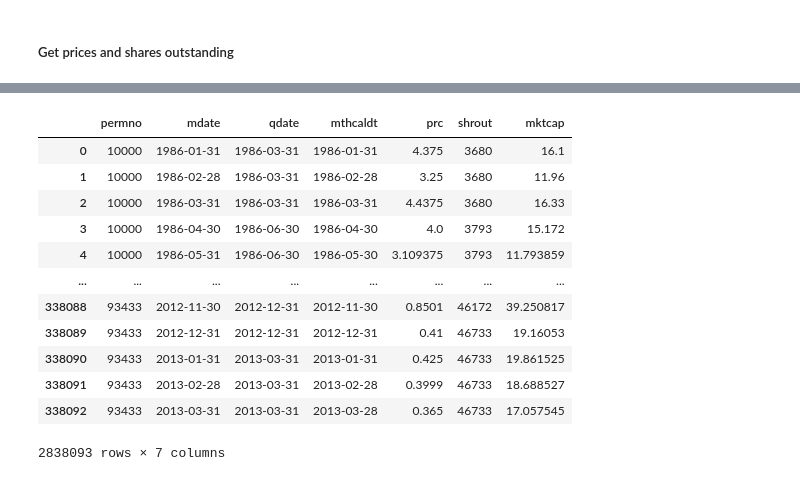
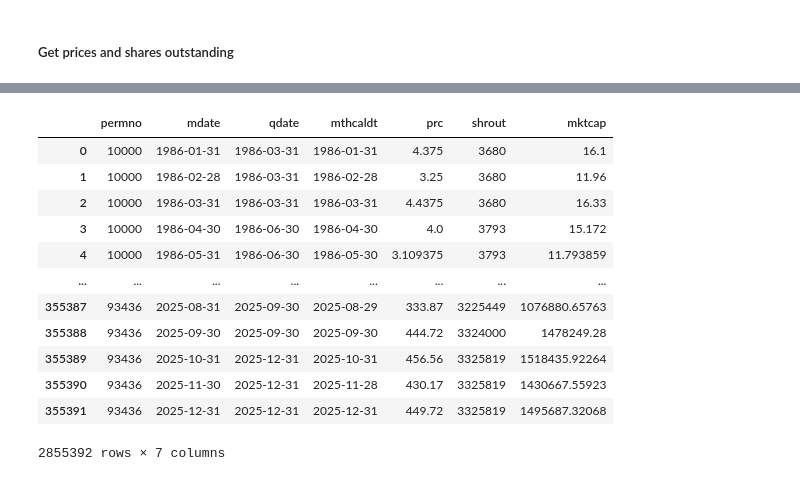
Before and after one commit to rongwang0824/Prepare-Data-for-Asset-Pricing-Projects, a Jupyter notebook: Institutional_Holdings/LSEG_13f_holdings.ipynb, the cells around one changed output, grey strips where cells are left out. Cells and saved outputs as stored; diff of their text form; code cells hidden in the pictures.

```diff
--- a/Institutional_Holdings/LSEG_13f_holdings.ipynb
+++ b/Institutional_Holdings/LSEG_13f_holdings.ipynb
@@ -274,16 +201,16 @@ crsp_m = conn.raw_sql(f"""
                       select a.permno, a.mthcaldt,
                       a.mthret, a.mthvol, a.shrout, a.mthprc
                       from crsp.msf_v2 as a
-                      left join crsp.wrds_names_query as b
+                      left join crsp.stksecurityinfohdr as b
                       on a.permno=b.permno
                       and b.secinfostartdt<=a.mthcaldt
                       and a.mthcaldt<=b.secinfoenddt
                       where a.mthcaldt between '{startdate}' and '{enddate}'
-                      and b.sharetype = 'NS'
-                      and b.securitytype = 'EQTY'
-                      and b.securitysubtype = 'COM'
-                      and b.usincflg = 'Y'
-                      and b.issuertype in ('ACOR','CORP')
+                      and a.sharetype = 'NS'
+                      and a.securitytype = 'EQTY'
+                      and a.securitysubtype = 'COM'
+                      and a.usincflg = 'Y'
+                      and a.issuertype in ('ACOR','CORP')
                       """, date_cols=['mthcaldt'])
 
 # Change variable format to int
@@ -306,16 +233,16 @@ Wall time: 25.6 s
 |  | permno | mdate | qdate | mthcaldt | prc | shrout | mktcap |
 | 0 | 10000 | 1986-01-31 | 1986-03-31 | 1986-01-31 | 4.375 | 3680 | 16.1 |
 | 1 | 10000 | 1986-02-28 | 1986-03-31 | 1986-02-28 | 3.25 | 3680 | 11.96 |
 | 2 | 10000 | 1986-03-31 | 1986-03-31 | 1986-03-31 | 4.4375 | 3680 | 16.33 |
 | 3 | 10000 | 1986-04-30 | 1986-06-30 | 1986-04-30 | 4.0 | 3793 | 15.172 |
 | 4 | 10000 | 1986-05-31 | 1986-06-30 | 1986-05-30 | 3.109375 | 3793 | 11.793859 |
 | ... | ... | ... | ... | ... | ... | ... | ... |
-| 338088 | 93433 | 2012-11-30 | 2012-12-31 | 2012-11-30 | 0.8501 | 46172 | 39.250817 |
-| 338089 | 93433 | 2012-12-31 | 2012-12-31 | 2012-12-31 | 0.41 | 46733 | 19.16053 |
-| 338090 | 93433 | 2013-01-31 | 2013-03-31 | 2013-01-31 | 0.425 | 46733 | 19.861525 |
-| 338091 | 93433 | 2013-02-28 | 2013-03-31 | 2013-02-28 | 0.3999 | 46733 | 18.688527 |
-| 338092 | 93433 | 2013-03-31 | 2013-03-31 | 2013-03-28 | 0.365 | 46733 | 17.057545 |
+| 355387 | 93436 | 2025-08-31 | 2025-09-30 | 2025-08-29 | 333.87 | 3225449 | 1076880.65763 |
+| 355388 | 93436 | 2025-09-30 | 2025-09-30 | 2025-09-30 | 444.72 | 3324000 | 1478249.28 |
+| 355389 | 93436 | 2025-10-31 | 2025-12-31 | 2025-10-31 | 456.56 | 3325819 | 1518435.92264 |
+| 355390 | 93436 | 2025-11-30 | 2025-12-31 | 2025-11-28 | 430.17 | 3325819 | 1430667.55923 |
+| 355391 | 93436 | 2025-12-31 | 2025-12-31 | 2025-12-31 | 449.72 | 3325819 | 1495687.32068 |
-2838093 rows × 7 columns
+2855392 rows × 7 columns
 # %%
 # For each stock (permno), each quarter (qdate), find the last monthly date (mdate)
 qend = crsp_m[['permno','mdate','qdate']].groupby(['permno','qdate'])['mdate'].max().reset_index()
```
Also changed, not shown: parts of 14 cells of this notebook, 1 other file.
